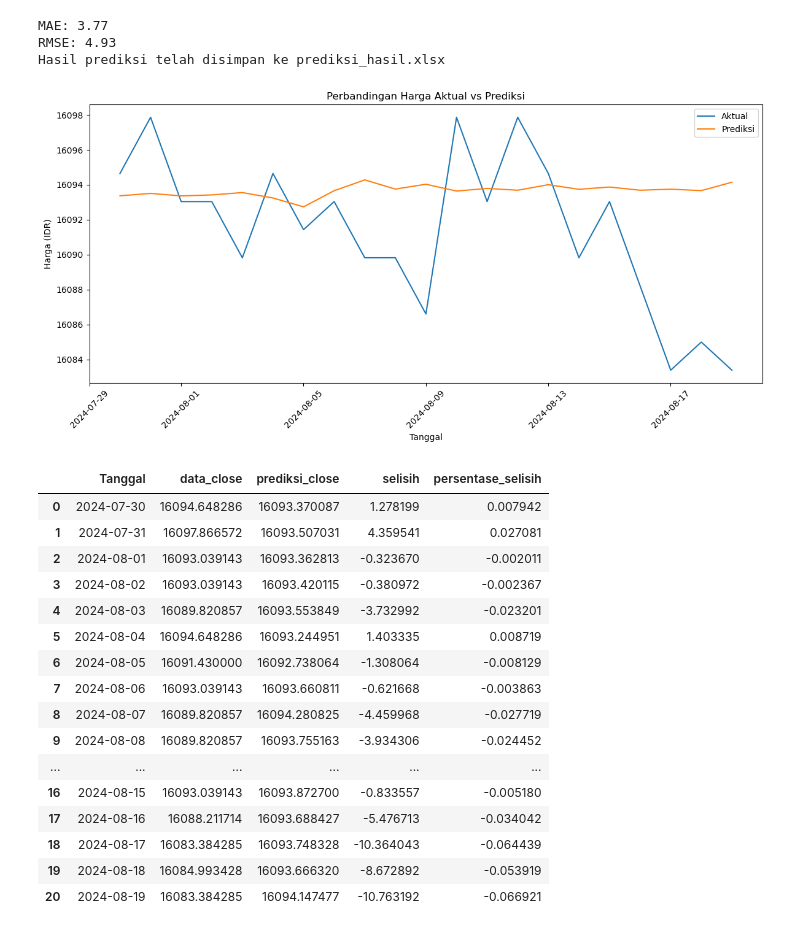
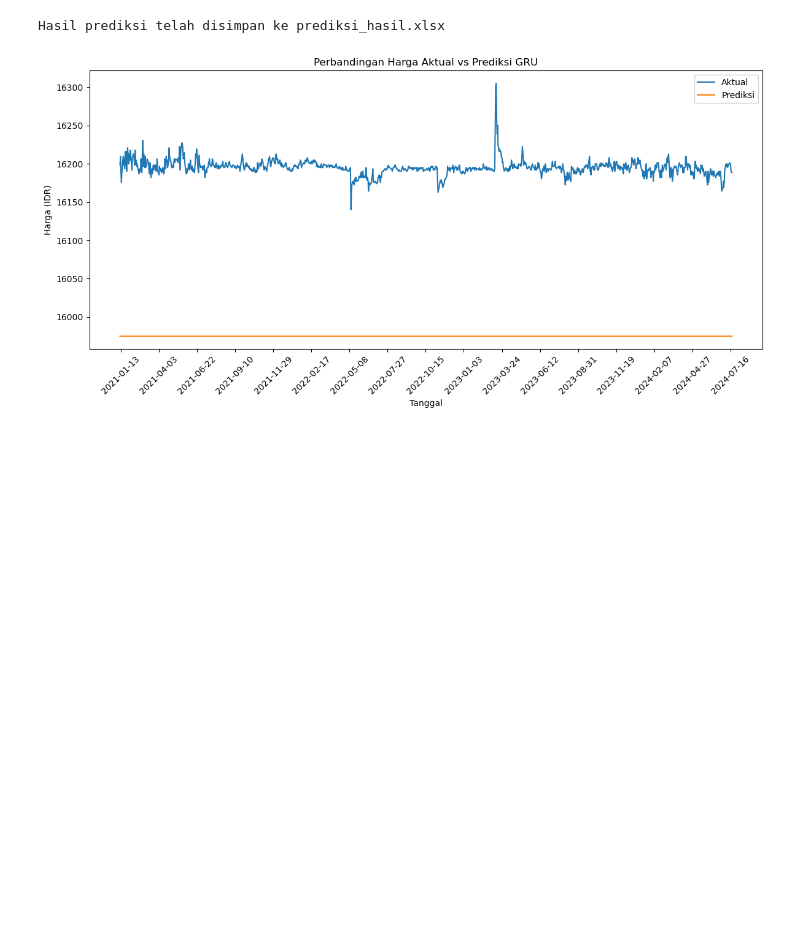
Before and after one commit to hizamruljaen123/apps_rizky, a Jupyter notebook: manual_gru.ipynb, the cells around one changed output. Drawn from its saved outputs; the diff is of its cells as text; code cells hidden in the pictures; blank space fills up the shorter version.

```diff
--- a/manual_gru.ipynb
+++ b/manual_gru.ipynb
@@ -52,10 +52,8 @@ class GRUCell:
         self.dWh = np.zeros_like(self.Wh)
         self.dUh = np.zeros_like(self.Uh)
         self.dbh = np.zeros_like(self.bh)
-        self.dbh = np.zeros_like(self.bh)
 
     def forward(self, x, h_prev):
-
         # Ensure x is 2D
         if x.ndim == 1:
             x = x.reshape(-1, 1)
@@ -76,7 +74,6 @@ class GRUCell:
         return h
 
     def backward(self, dh_next):
-
         dz = dh_next * (self.h_tilde - self.h_prev) * sigmoid_derivative(self.z)
         dh_tilde = dh_next * self.z * tanh_derivative(self.h_tilde)
         dr = dh_tilde * np.dot(self.Uh.T, self.h_prev) * sigmoid_derivative(self.r)
@@ -97,7 +94,6 @@ class GRUCell:
         return dh_prev
 
     def update_weights(self, learning_rate=0.001, beta1=0.9, beta2=0.999, epsilon=1e-8):
-
         self.t += 1
 
         for param in ['Wz', 'Uz', 'bz', 'Wr', 'Ur', 'br', 'Wh', 'Uh', 'bh']:
@@ -118,3 +114,5 @@ class GRUCell:
             setattr(self, param, getattr(self, param) - update)
 
         self.reset_gradients()
+
+print("Fungsi Perhitungan GRU Sudah disiapkan")
@@ -121,12 +121,10 @@ class GRUCell:
 # %%
-import numpy as np
 import pandas as pd
 from sklearn.model_selection import train_test_split
 from sklearn.preprocessing import MinMaxScaler
 from tqdm import tqdm
 
 def load_and_prepare_data(file_path, column_name, seq_length, test_size=0.2, val_size=0.2):
-
     try:
         # Load data from Excel file
         data = pd.read_excel(file_path)
@@ -169,7 +167,7 @@ def load_and_prepare_data(file_path, column_name, seq_length, test_size=0.2, val
     except Exception as e:
         print(f"An error occurred: {str(e)}")
 
-def train_gru(X_train, y_train, X_val, y_val, input_dim, hidden_dim, epochs=50, learning_rate=0.001, batch_size=32):
+def train_gru(X_train, y_train, X_val, y_val, input_dim, hidden_dim, epochs=20, learning_rate=0.001, batch_size=32):
     gru = GRUCell(input_dim, hidden_dim)
     history = {'train_loss': [], 'val_loss': []}
 
@@ -280,30 +299,42 @@ import pandas as pd
 from sklearn.metrics import mean_absolute_error, mean_squared_error
 import matplotlib.pyplot as plt
 import pickle
+from sklearn.preprocessing import MinMaxScaler
+
+# Fungsi tambahan untuk menghitung MAPE dan MPE
+def mean_absolute_percentage_error(y_true, y_pred):
+    return np.mean(np.abs((y_true - y_pred) / y_true)) * 100
+
+def mean_percentage_error(y_true, y_pred):
+    return np.mean((y_true - y_pred) / y_true) * 100
 
 # Load the scaler and model
 with open('gru_model.pkl', 'rb') as f:
     loaded_gru = pickle.load(f)
 
 # Define the file paths and parameters
-file_path = 'test.xlsx'  # Path to your uploaded test data file
+file_path = 'hasil_prediksi.xlsx'  # Path to your uploaded test data file
 output_file_path = 'prediksi_hasil.xlsx'
 seq_length = 10
 
 # Load and prepare the test data
 test_data = pd.read_excel(file_path)
+test_data['Tanggal'] = pd.to_datetime(test_data['Tanggal'], format='%d/%m/%Y')  # Adjust the format to match your data
 test_data_close = test_data['Terakhir_IDR'].values  # Adjust the column name as needed
 
-# Normalisasi data test (gunakan scaler yang sama dengan data training)
+# Fit the scaler with test data (or load pre-fitted scaler if available)
 scaler = MinMaxScaler(feature_range=(0, 1))
-test_data_normalized = scaler.fit_transform(test_data_close.reshape(-1, 1))
+scaler.fit(test_data_close.reshape(-1, 1))  # Fit the scaler with the test data
+
+# Normalize test data using the fitted scaler
+test_data_normalized = scaler.transform(test_data_close.reshape(-1, 1))
 
 # Fungsi prediksi
 def make_predictions(model, data, seq_length):
     predictions = []
+    h = np.zeros((model.hidden_dim, 1))  # Initial hidden state
     for i in range(len(data) - seq_length):
         x_seq = data[i:i + seq_length]
-        h = np.zeros((model.hidden_dim, 1))
         for t in range(seq_length):
             x_t = x_seq[t].reshape(-1, 1)
             h = model.forward(x_t, h)
@@ -318,61 +349,52 @@ predictions = make_predictions(loaded_gru, test_data_normalized, seq_length)
 predictions_denormalized = scaler.inverse_transform(predictions.reshape(-1, 1)).flatten()
 
 # Buat dataframe hasil prediksi
 results = pd.DataFrame({
-    'Tanggal': test_data['Tanggal'][seq_length:].values,
-    'data_close': test_data_close[seq_length:],
+    'Tanggal': test_data['Tanggal'][seq_length:].values[:len(predictions)],
+    'data_close': test_data_close[seq_length:][:len(predictions)],
     'prediksi_close': predictions_denormalized,
 })
 
 # Hitung selisih dan persentase selisih
 results['selisih'] = results['data_close'] - results['prediksi_close']
 results['persentase_selisih'] = (results['selisih'] / results['data_close']) * 100
 
-# Hitung MAE dan RMSE
+# Hitung MAE, RMSE, MAPE, dan MPE
 mae = mean_absolute_error(results['data_close'], results['prediksi_close'])
 rmse = np.sqrt(mean_squared_error(results['data_close'], results['prediksi_close']))
-print(f"MAE: {mae:.2f}")
-print(f"RMSE: {rmse:.2f}")
+mape = mean_absolute_percentage_error(results['data_close'], results['prediksi_close'])
+mpe = mean_percentage_error(results['data_close'], results['prediksi_close'])
 
+# Buat dataframe untuk menampilkan hasil metrik
+metrics = pd.DataFrame({
+    'Metric': ['MAE', 'RMSE', 'MAPE', 'MPE'],
+    'Value': [mae, rmse, mape, mpe]
+})
+
+# Tampilkan dataframe metrik dalam Jupyter Notebook
+metrics
 # Simpan hasil prediksi
 results.to_excel(output_file_path, index=False)
 print(f"Hasil prediksi telah disimpan ke {output_file_path}")
 
 # Visualisasi
 plt.figure(figsize=(12, 6))
 plt.plot(results['Tanggal'], results['data_close'], label='Aktual')
 plt.plot(results['Tanggal'], results['prediksi_close'], label='Prediksi')
-plt.title('Perbandingan Harga Aktual vs Prediksi')
+
+# Menampilkan tanggal hanya dengan bulan dan tahun untuk menghindari overlap
+plt.gca().xaxis.set_major_locator(plt.MaxNLocator(nbins=20))
+
+plt.title('Perbandingan Harga Aktual vs Prediksi GRU')
 plt.xlabel('Tanggal')
 plt.ylabel('Harga (IDR)')
 plt.legend()
 plt.xticks(rotation=45)
 plt.tight_layout()
 plt.show()
-
-results
 # %% [output]
-MAE: 3.77
-RMSE: 4.93
 Hasil prediksi telah disimpan ke prediksi_hasil.xlsx
-[figure, old version]
+[figure, new version]
-|  | Tanggal | data_close | prediksi_close | selisih | persentase_selisih |
-| 0 | 2024-07-30 | 16094.648286 | 16093.370087 | 1.278199 | 0.007942 |
-| 1 | 2024-07-31 | 16097.866572 | 16093.507031 | 4.359541 | 0.027081 |
-| 2 | 2024-08-01 | 16093.039143 | 16093.362813 | -0.323670 | -0.002011 |
-| 3 | 2024-08-02 | 16093.039143 | 16093.420115 | -0.380972 | -0.002367 |
-| 4 | 2024-08-03 | 16089.820857 | 16093.553849 | -3.732992 | -0.023201 |
-| 5 | 2024-08-04 | 16094.648286 | 16093.244951 | 1.403335 | 0.008719 |
-| 6 | 2024-08-05 | 16091.430000 | 16092.738064 | -1.308064 | -0.008129 |
-| 7 | 2024-08-06 | 16093.039143 | 16093.660811 | -0.621668 | -0.003863 |
-| 8 | 2024-08-07 | 16089.820857 | 16094.280825 | -4.459968 | -0.027719 |
-| 9 | 2024-08-08 | 16089.820857 | 16093.755163 | -3.934306 | -0.024452 |
-| ... | ... | ... | ... | ... | ... |
-| 16 | 2024-08-15 | 16093.039143 | 16093.872700 | -0.833557 | -0.005180 |
-| 17 | 2024-08-16 | 16088.211714 | 16093.688427 | -5.476713 | -0.034042 |
-| 18 | 2024-08-17 | 16083.384285 | 16093.748328 | -10.364043 | -0.064439 |
-| 19 | 2024-08-18 | 16084.993428 | 16093.666320 | -8.672892 | -0.053919 |
-| 20 | 2024-08-19 | 16083.384285 | 16094.147477 | -10.763192 | -0.066921 |
 # %%
 import pandas as pd
 import numpy as np
```
Also changed, not shown: parts of 5 cells of this notebook, 11 other files.
